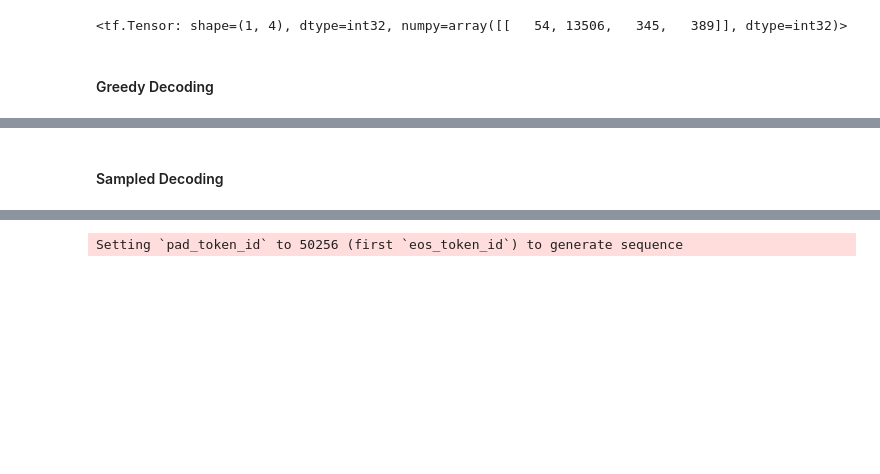
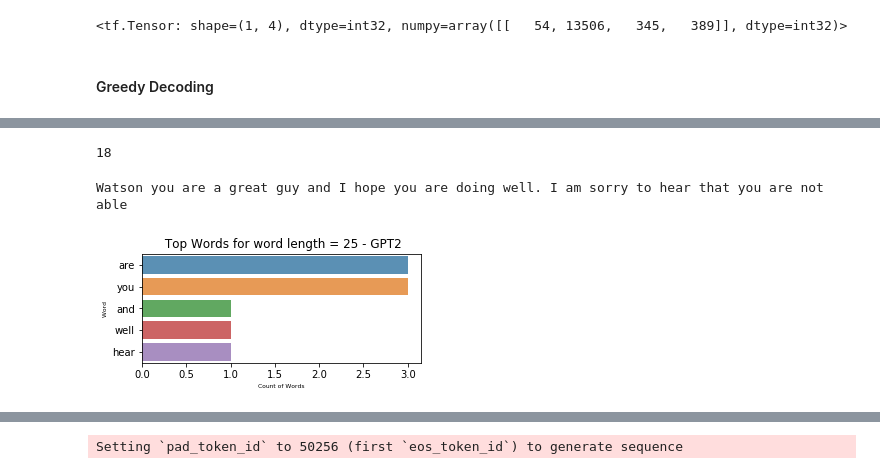
Before and after one commit to sumedhachugh/Neural-Language-Generated-Text, a Jupyter notebook: Transformers_Text_generation.ipynb, the cells around one changed output, grey strips where cells are left out. Cells and saved outputs as stored; diff of their text form; code cells hidden in the pictures; blank space fills up the shorter version.

```diff
--- a/Transformers_Text_generation.ipynb
+++ b/Transformers_Text_generation.ipynb
@@ -75,2 +100,0 @@ Watson you are a great guy and I hope you are doing well. I am sorry to hear tha
-# %% [markdown]
-#### Sampled Decoding
@@ -76,0 +103,8 @@ Watson you are a great guy and I hope you are doing well. I am sorry to hear tha
+# %%
+len(set(t1.split()))
+# %% [output]
+18
+# %%
+print(t1)
+# %% [output]
+Watson you are a great guy and I hope you are doing well. I am sorry to hear that you are not able
@@ -76,0 +115,21 @@ Watson you are a great guy and I hope you are doing well. I am sorry to hear tha
+# %%
+t25 = open("generated_script25.txt", 'rb').read().decode(encoding='utf-8')
+sentences25 = sent_tokenize(t25)
+tokenizer25 = RegexpTokenizer('[A-Za-z]\w+')
+tokens25=tokenizer25.tokenize(t25)
+df25 = pd.DataFrame(tokens25)
+df25 = df25[0].value_counts()
+from nltk.probability import FreqDist
+freqdoctor = FreqDist()
+for words in df25:
+    freqdoctor[words] += 1
+df25 = df25[:5,]
+#freqdoctor
+plt.figure(figsize=(5,2))
+sns.barplot(df25.values, df25.index, alpha=0.8)
+plt.title(' Top Words for word length = 25 - GPT2')
+plt.ylabel('Word ', fontsize=6)
+plt.xlabel('Count of Words', fontsize=6)
+plt.show()
+# %% [output]
+[figure, added]
```
Also changed, not shown: parts of 26 cells of this notebook.
